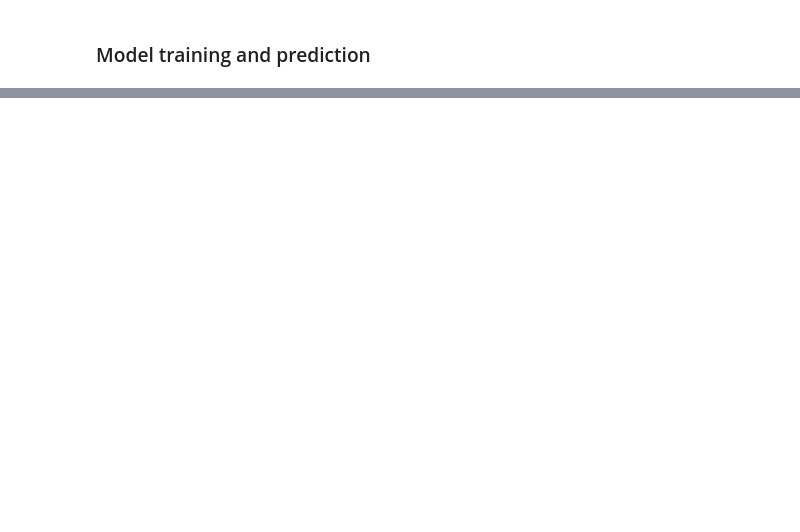
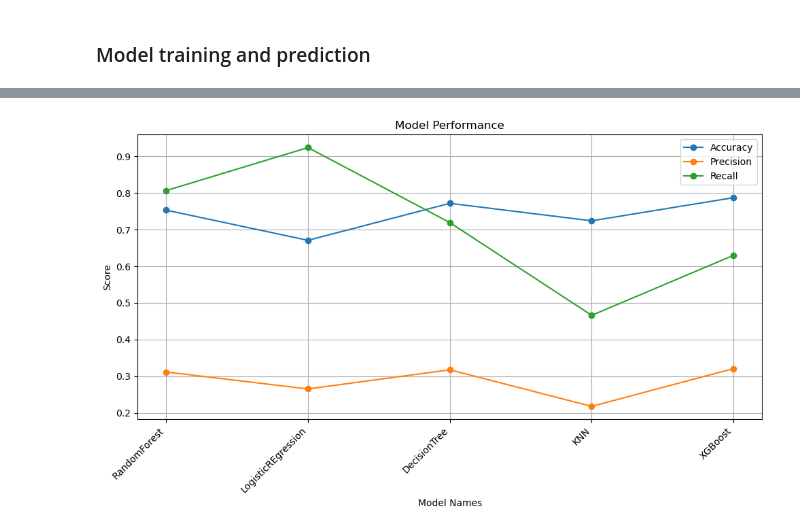
Before and after one commit to JMAN-CODES/EDA-Vehicle, a Jupyter notebook: INT039_ArjunP.ipynb, the cells around one changed output, grey strips where cells are left out. Cells and saved outputs as stored; diff of their text form; code cells hidden in the pictures; blank space fills up the shorter version.

```diff
--- a/INT039_ArjunP.ipynb
+++ b/INT039_ArjunP.ipynb
@@ -1077,0 +756,4 @@ weighted avg       0.84      0.88      0.82     76222
+# %%
+training.performance()
+# %% [output]
+[figure, added]
```
Also changed, not shown: parts of 66 cells of this notebook, 6 other files.
